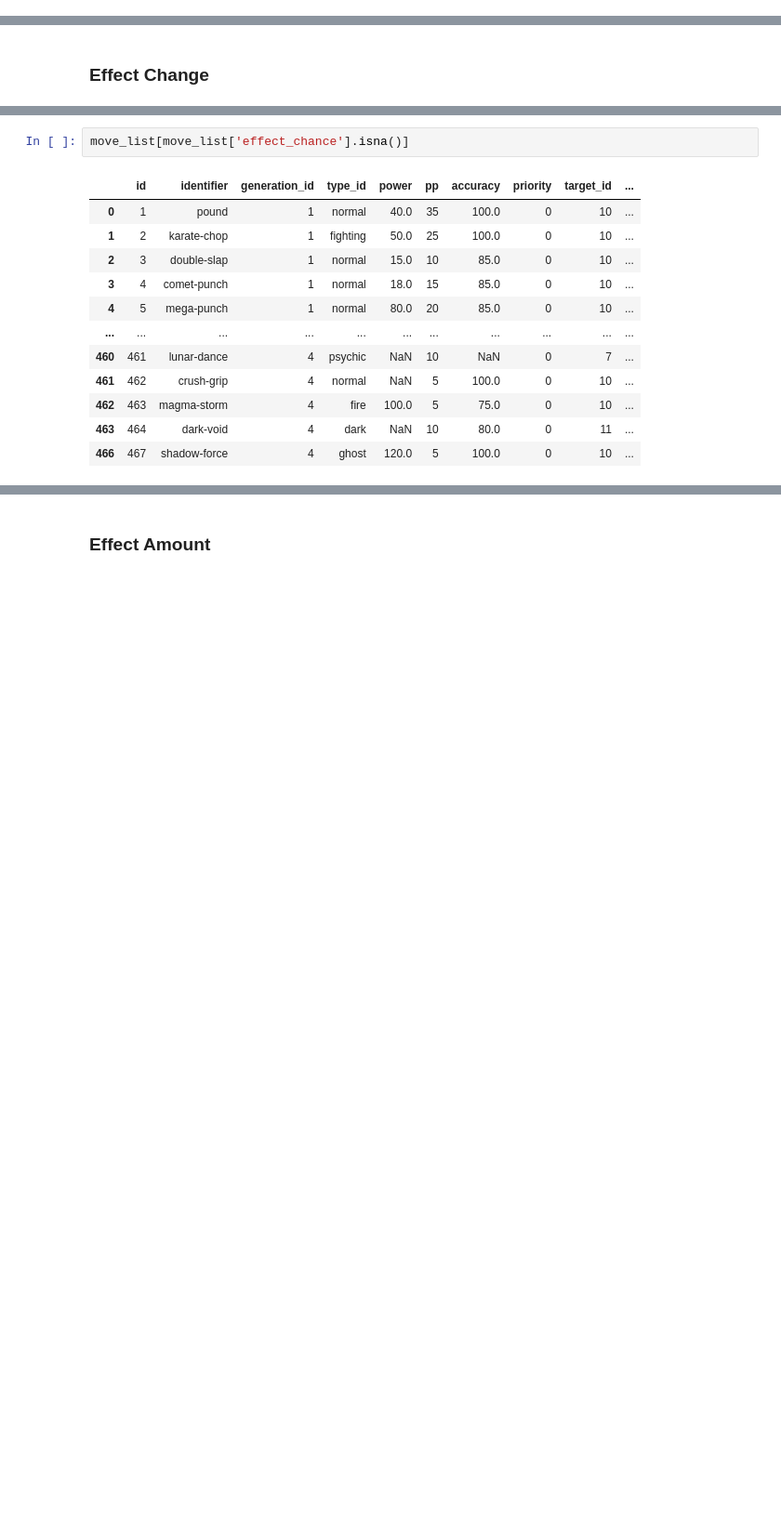
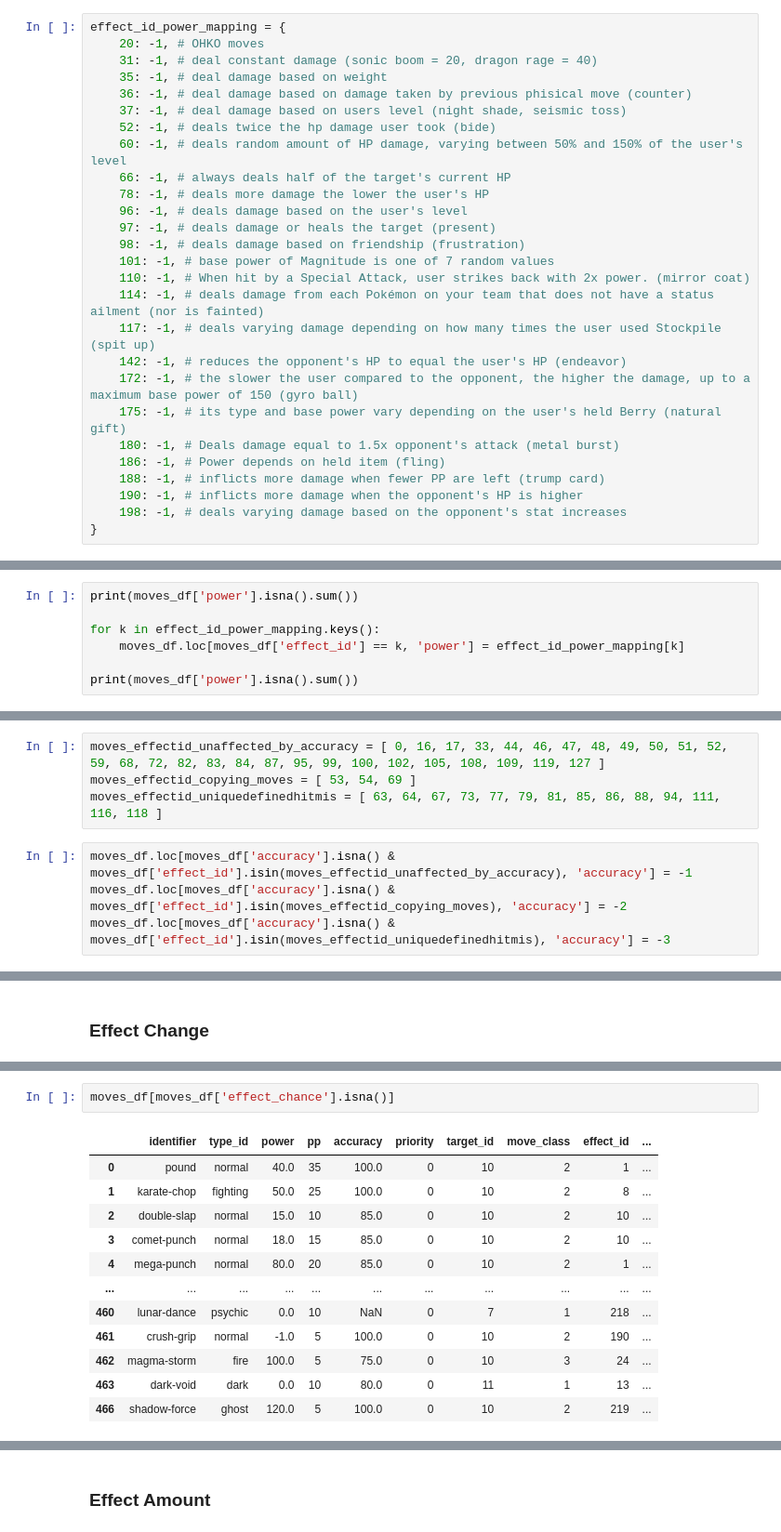
Before and after one commit to LucEnden/deth, a Jupyter notebook: research_lvde/experiments/defining_a_proper_battle_observation_space.ipynb, the cells around one changed output, grey strips where cells are left out. Shown at 93% size. Cells and saved outputs as stored; diff of their text form; blank space fills up the shorter version.

```diff
--- a/research_lvde/experiments/defining_a_proper_observation_space.ipynb
+++ b/research_lvde/experiments/defining_a_proper_battle_observation_space.ipynb
@@ -359,0 +337,27 @@ dtype: int64
+# %%
+effect_id_power_mapping = {
+    20: -1, # OHKO moves
+    31: -1, # deal constant damage (sonic boom = 20, dragon rage = 40)
+    35: -1, # deal damage based on weight
+    36: -1, # deal damage based on damage taken by previous phisical move (counter)
+    37: -1, # deal damage based on users level (night shade, seismic toss)
+    52: -1, # deals twice the hp damage user took (bide)
+    60: -1, # deals random amount of HP damage, varying between 50% and 150% of the user's level
+    66: -1, # always deals half of the target's current HP
+    78: -1, # deals more damage the lower the user's HP
+    96: -1, # deals damage based on the user's level
+    97: -1, # deals damage or heals the target (present)
+    98: -1, # deals damage based on friendship (frustration)
+    101: -1, # base power of Magnitude is one of 7 random values
+    110: -1, # When hit by a Special Attack, user strikes back with 2x power. (mirror coat)
+    114: -1, # deals damage from each Pokémon on your team that does not have a status ailment (nor is fainted)
+    117: -1, # deals varying damage depending on how many times the user used Stockpile (spit up)
+    142: -1, # reduces the opponent's HP to equal the user's HP (endeavor)
+    172: -1, # the slower the user compared to the opponent, the higher the damage, up to a maximum base power of 150 (gyro ball)
+    175: -1, # its type and base power vary depending on the user's held Berry (natural gift)
+    180: -1, # Deals damage equal to 1.5x opponent's attack (metal burst)
+    186: -1, # Power depends on held item (fling)
+    188: -1, # inflicts more damage when fewer PP are left (trump card)
+    190: -1, # inflicts more damage when the opponent's HP is higher
+    198: -1, # deals varying damage based on the opponent's stat increases
+}
@@ -359,0 +366,7 @@ dtype: int64
+# %%
+print(moves_df['power'].isna().sum())
+
+for k in effect_id_power_mapping.keys():
+    moves_df.loc[moves_df['effect_id'] == k, 'power'] = effect_id_power_mapping[k]
+
+print(moves_df['power'].isna().sum())
@@ -453,0 +457,8 @@ It seems there are a few cases as to why accuracy would be `np.nan`:
+# %%
+moves_effectid_unaffected_by_accuracy = [ 0, 16, 17, 33, 44, 46, 47, 48, 49, 50, 51, 52, 59, 68, 72, 82, 83, 84, 87, 95, 99, 100, 102, 105, 108, 109, 119, 127 ]
+moves_effectid_copying_moves = [ 53, 54, 69 ]
+moves_effectid_uniquedefinedhitmis = [ 63, 64, 67, 73, 77, 79, 81, 85, 86, 88, 94, 111, 116, 118 ]
+# %%
+moves_df.loc[moves_df['accuracy'].isna() & moves_df['effect_id'].isin(moves_effectid_unaffected_by_accuracy), 'accuracy'] = -1
+moves_df.loc[moves_df['accuracy'].isna() & moves_df['effect_id'].isin(moves_effectid_copying_moves), 'accuracy'] = -2
+moves_df.loc[moves_df['accuracy'].isna() & moves_df['effect_id'].isin(moves_effectid_uniquedefinedhitmis), 'accuracy'] = -3
@@ -515,17 +547,17 @@ sorted(move_list['effect_chance'].unique())
 # %% [output]
 [nan, 10.0, 20.0, 30.0, 40.0, 50.0, 70.0, 100.0]
 # %%
-move_list[move_list['effect_chance'].isna()]
+moves_df[moves_df['effect_chance'].isna()]
 # %% [output]
-|  | id | identifier | generation_id | type_id | power | pp | accuracy | priority | target_id | ... |
-| 0 | 1 | pound | 1 | normal | 40.0 | 35 | 100.0 | 0 | 10 | ... |
-| 1 | 2 | karate-chop | 1 | fighting | 50.0 | 25 | 100.0 | 0 | 10 | ... |
-| 2 | 3 | double-slap | 1 | normal | 15.0 | 10 | 85.0 | 0 | 10 | ... |
-| 3 | 4 | comet-punch | 1 | normal | 18.0 | 15 | 85.0 | 0 | 10 | ... |
-| 4 | 5 | mega-punch | 1 | normal | 80.0 | 20 | 85.0 | 0 | 10 | ... |
+|  | identifier | type_id | power | pp | accuracy | priority | target_id | move_class | effect_id | ... |
+| 0 | pound | normal | 40.0 | 35 | 100.0 | 0 | 10 | 2 | 1 | ... |
+| 1 | karate-chop | fighting | 50.0 | 25 | 100.0 | 0 | 10 | 2 | 8 | ... |
+| 2 | double-slap | normal | 15.0 | 10 | 85.0 | 0 | 10 | 2 | 10 | ... |
+| 3 | comet-punch | normal | 18.0 | 15 | 85.0 | 0 | 10 | 2 | 10 | ... |
+| 4 | mega-punch | normal | 80.0 | 20 | 85.0 | 0 | 10 | 2 | 1 | ... |
 | ... | ... | ... | ... | ... | ... | ... | ... | ... | ... | ... |
-| 460 | 461 | lunar-dance | 4 | psychic | NaN | 10 | NaN | 0 | 7 | ... |
-| 461 | 462 | crush-grip | 4 | normal | NaN | 5 | 100.0 | 0 | 10 | ... |
-| 462 | 463 | magma-storm | 4 | fire | 100.0 | 5 | 75.0 | 0 | 10 | ... |
-| 463 | 464 | dark-void | 4 | dark | NaN | 10 | 80.0 | 0 | 11 | ... |
-| 466 | 467 | shadow-force | 4 | ghost | 120.0 | 5 | 100.0 | 0 | 10 | ... |
+| 460 | lunar-dance | psychic | 0.0 | 10 | NaN | 0 | 7 | 1 | 218 | ... |
+| 461 | crush-grip | normal | -1.0 | 5 | 100.0 | 0 | 10 | 2 | 190 | ... |
+| 462 | magma-storm | fire | 100.0 | 5 | 75.0 | 0 | 10 | 3 | 24 | ... |
+| 463 | dark-void | dark | 0.0 | 10 | 80.0 | 0 | 11 | 1 | 13 | ... |
+| 466 | shadow-force | ghost | 120.0 | 5 | 100.0 | 0 | 10 | 2 | 219 | ... |
```
Also changed, not shown: parts of 80 cells of this notebook.
